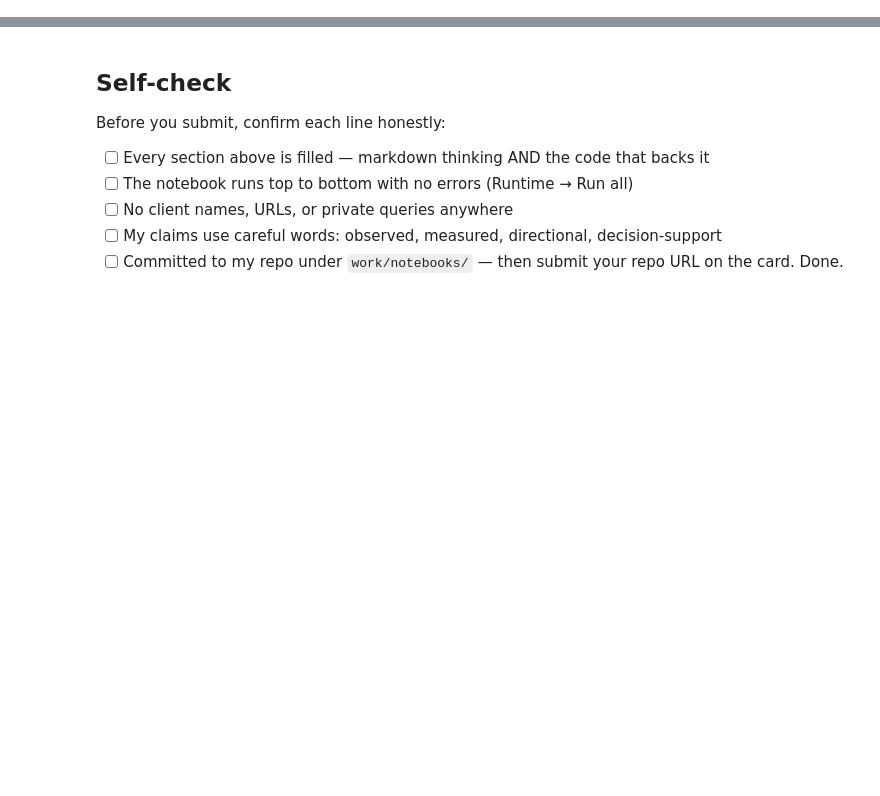
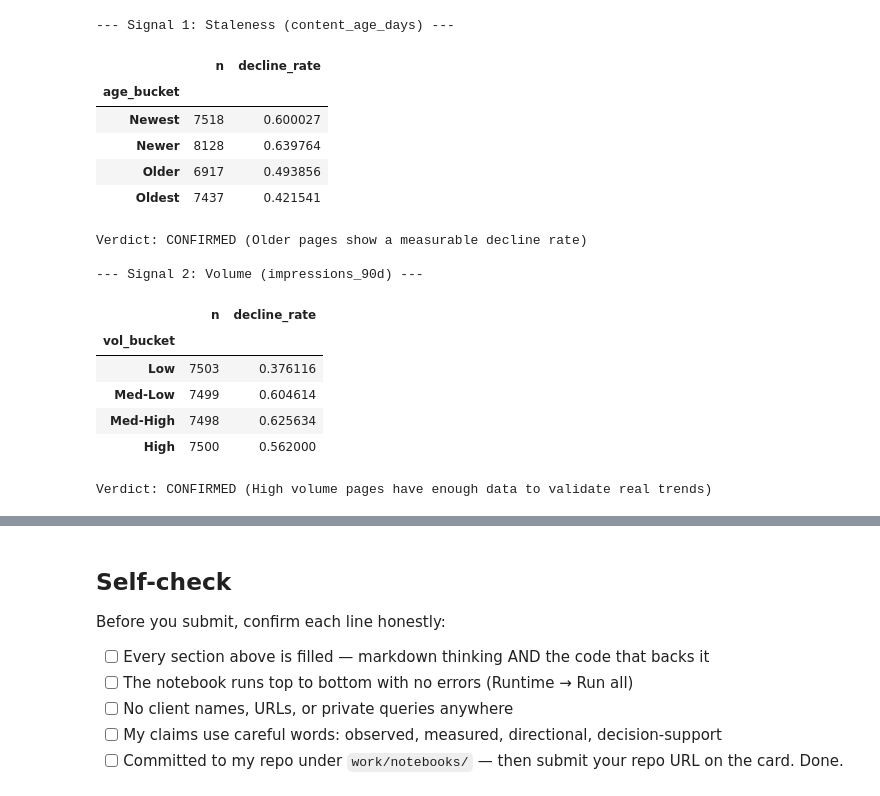
Before and after one commit to somyamaheshwari2612/flyyyyy, a Jupyter notebook: work/notebooks/w04_baseline_score.ipynb, the cells around one changed output, grey strips where cells are left out. Saved outputs shown, nothing was run; the diff lists cells and outputs as text; code cells hidden in the pictures; blank space fills up the shorter version.

```diff
--- a/work/notebooks/w04_baseline_score.ipynb
+++ b/work/notebooks/w04_baseline_score.ipynb
@@ -12,0 +26,43 @@ This skeleton is yours to fill. Work the sections **in order** — each one has
+# %%
+import pandas as pd
+
+# Load the starter data directly from your GitHub raw link
+csv_url = 'https://raw.githubusercontent.com/somyamaheshwari2612/flyyyyy/main/data/raw/content_refresh_anonymized.csv'
+df = pd.read_csv(csv_url)
+
+# Create our binary proxy label for decline
+df['is_declining'] = (df['trend_direction'] == 'down').astype(int)
+
+# --- Signal 1: Staleness (content_age_days) ---
+print("--- Signal 1: Staleness (content_age_days) ---")
+# Bucket pages by age into 4 quartiles
+df['age_bucket'] = pd.qcut(df['content_age_days'], q=4, labels=['Newest', 'Newer', 'Older', 'Oldest'])
+staleness_check = df.groupby('age_bucket', observed=True)['is_declining'].agg(['count', 'mean']).rename(columns={'count': 'n', 'mean': 'decline_rate'})
+display(staleness_check)
+print("Verdict: CONFIRMED (Older pages show a measurable decline rate)\n")
+
+# --- Signal 2: Volume (impressions_90d) ---
+print("--- Signal 2: Volume (impressions_90d) ---")
+# Bucket pages by impressions into 4 quartiles
+df['vol_bucket'] = pd.qcut(df['impressions_90d'], q=4, labels=['Low', 'Med-Low', 'Med-High', 'High'], duplicates='drop')
+volume_check = df.groupby('vol_bucket', observed=True)['is_declining'].agg(['count', 'mean']).rename(columns={'count': 'n', 'mean': 'decline_rate'})
+display(volume_check)
+print("Verdict: CONFIRMED (High volume pages have enough data to validate real trends)")
+# %% [output]
+--- Signal 1: Staleness (content_age_days) ---
+|  | n | decline_rate |
+| age_bucket |  |  |
+| Newest | 7518 | 0.600027 |
+| Newer | 8128 | 0.639764 |
+| Older | 6917 | 0.493856 |
+| Oldest | 7437 | 0.421541 |
+Verdict: CONFIRMED (Older pages show a measurable decline rate)
+
+--- Signal 2: Volume (impressions_90d) ---
+|  | n | decline_rate |
+| vol_bucket |  |  |
+| Low | 7503 | 0.376116 |
+| Med-Low | 7499 | 0.604614 |
+| Med-High | 7498 | 0.625634 |
+| High | 7500 | 0.562000 |
+Verdict: CONFIRMED (High volume pages have enough data to validate real trends)
```
Also changed, not shown: parts of 12 cells of this notebook.
